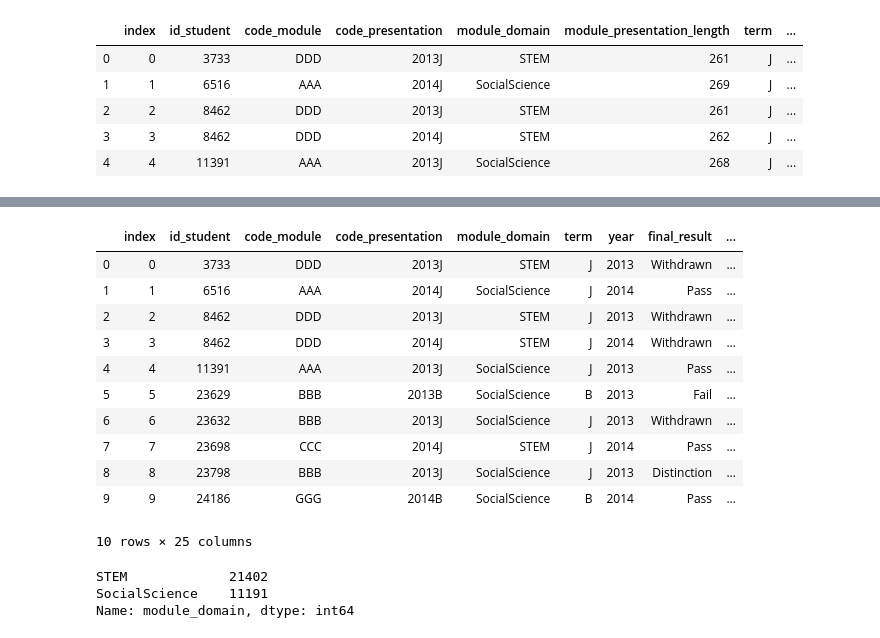
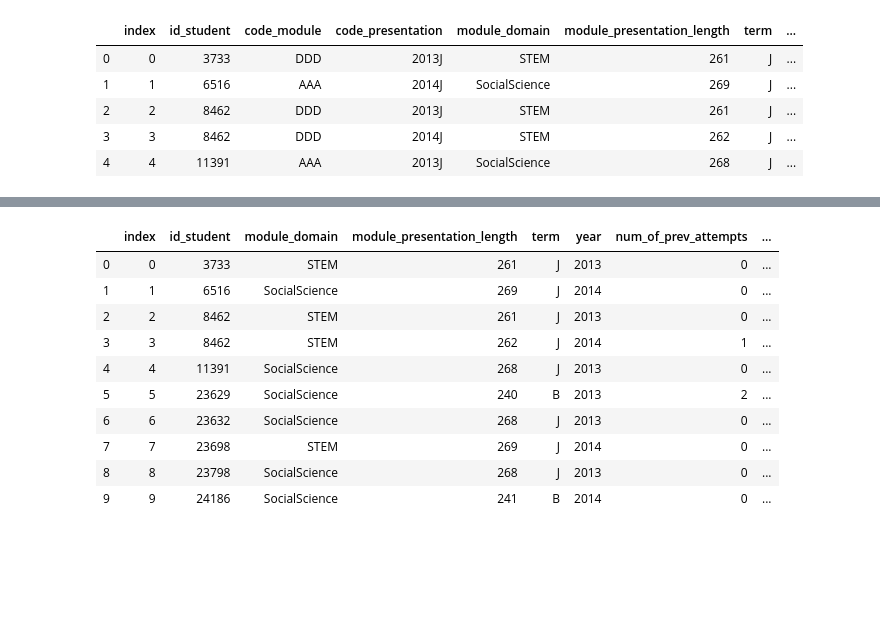
Before and after one commit to lmschreib/Exploratory-Data-Analysis, a Jupyter notebook: Data_wrangling.ipynb, the cells around one changed output, grey strips where cells are left out. Cells and saved outputs as stored; diff of their text form; code cells hidden in the pictures; blank space fills up the shorter version.

```diff
--- a/Data_wrangling.ipynb
+++ b/Data_wrangling.ipynb
@@ -46,33 +46,26 @@ df['is_reenrolled'].isnull().sum()
 # replace NUll values
 df['is_reenrolled'] = df['is_reenrolled'].fillna(0)
 # %%
+df = df.drop(['code_module'], axis=1)
+df = df.drop(['code_presentation'], axis=1)
+df = df.drop(['final_result'], axis=1)
+df = df.drop(['reg_period'], axis=1)
 df = df.drop(['date_unregistration'], axis=1)
-df = df.drop(['disability'], axis=1)
-df = df.drop(['pass_fail_ind'], axis=1)
-df = df.drop(['reg_period'], axis=1)
-df = df.drop(['highest_education'], axis=1)
-df = df.drop(['module_presentation_length'], axis=1)
-df = df.drop(['final_exam'], axis=1)
-df = df.drop(['num_of_prev_attempts'], axis=1)
+
 df.head(10)
 # %% [output]
-|  | index | id_student | code_module | code_presentation | module_domain | term | year | final_result | ... |
-| 0 | 0 | 3733 | DDD | 2013J | STEM | J | 2013 | Withdrawn | ... |
-| 1 | 1 | 6516 | AAA | 2014J | SocialScience | J | 2014 | Pass | ... |
-| 2 | 2 | 8462 | DDD | 2013J | STEM | J | 2013 | Withdrawn | ... |
-| 3 | 3 | 8462 | DDD | 2014J | STEM | J | 2014 | Withdrawn | ... |
-| 4 | 4 | 11391 | AAA | 2013J | SocialScience | J | 2013 | Pass | ... |
-| 5 | 5 | 23629 | BBB | 2013B | SocialScience | B | 2013 | Fail | ... |
-| 6 | 6 | 23632 | BBB | 2013J | SocialScience | J | 2013 | Withdrawn | ... |
-| 7 | 7 | 23698 | CCC | 2014J | STEM | J | 2014 | Pass | ... |
-| 8 | 8 | 23798 | BBB | 2013J | SocialScience | J | 2013 | Distinction | ... |
-| 9 | 9 | 24186 | GGG | 2014B | SocialScience | B | 2014 | Pass | ... |
+|  | index | id_student | module_domain | module_presentation_length | term | year | num_of_prev_attempts | ... |
+| 0 | 0 | 3733 | STEM | 261 | J | 2013 | 0 | ... |
+| 1 | 1 | 6516 | SocialScience | 269 | J | 2014 | 0 | ... |
+| 2 | 2 | 8462 | STEM | 261 | J | 2013 | 0 | ... |
+| 3 | 3 | 8462 | STEM | 262 | J | 2014 | 1 | ... |
+| 4 | 4 | 11391 | SocialScience | 268 | J | 2013 | 0 | ... |
+| 5 | 5 | 23629 | SocialScience | 240 | B | 2013 | 2 | ... |
+| 6 | 6 | 23632 | SocialScience | 268 | J | 2013 | 0 | ... |
+| 7 | 7 | 23698 | STEM | 269 | J | 2014 | 0 | ... |
+| 8 | 8 | 23798 | SocialScience | 268 | J | 2013 | 0 | ... |
+| 9 | 9 | 24186 | SocialScience | 241 | B | 2014 | 0 | ... |
-10 rows × 25 columns
 # %%
 df['module_domain'].value_counts()
-# %% [output]
-STEM             21402
-SocialScience    11191
-Name: module_domain, dtype: int64
 # %%
 df['is_reenrolled'].value_counts()
```
Also changed, not shown: parts of 12 cells of this notebook.
